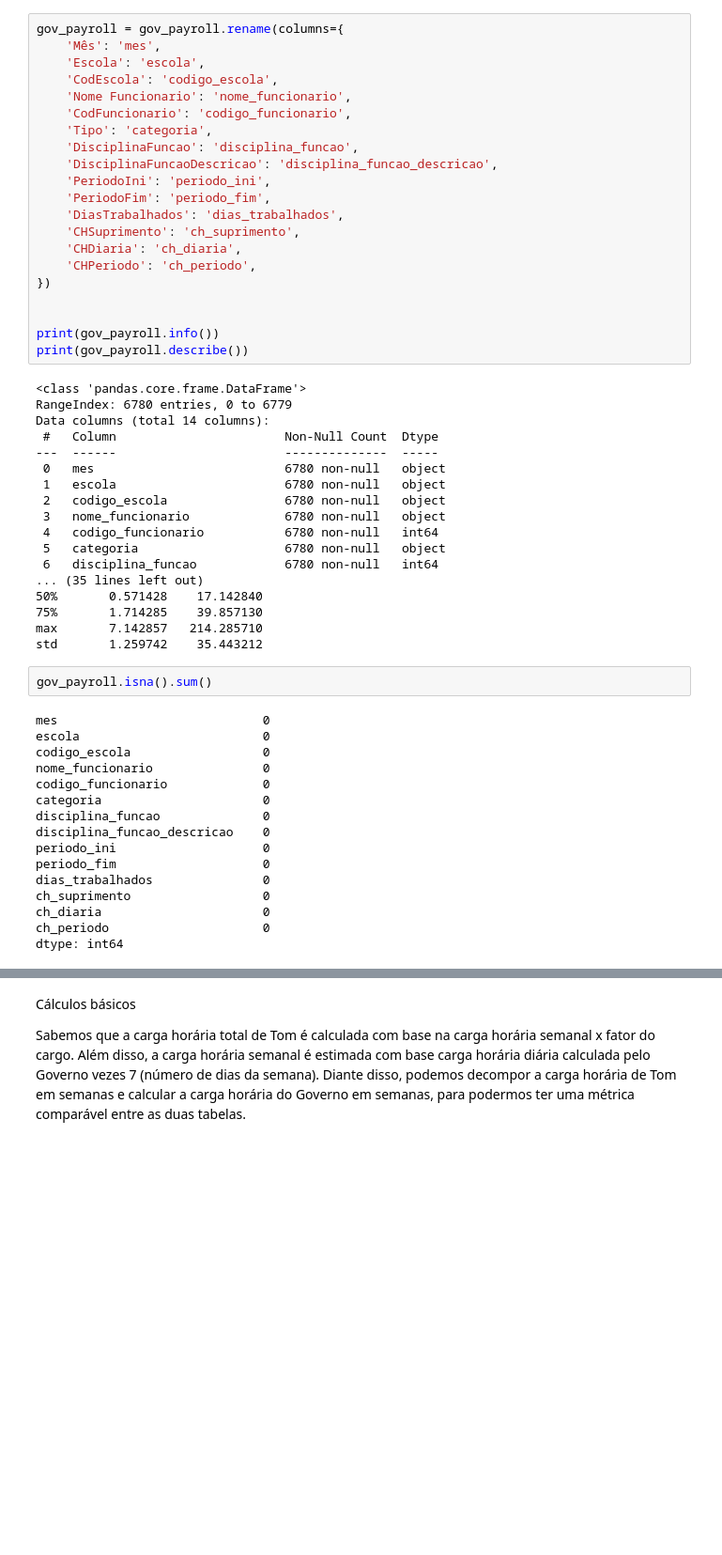
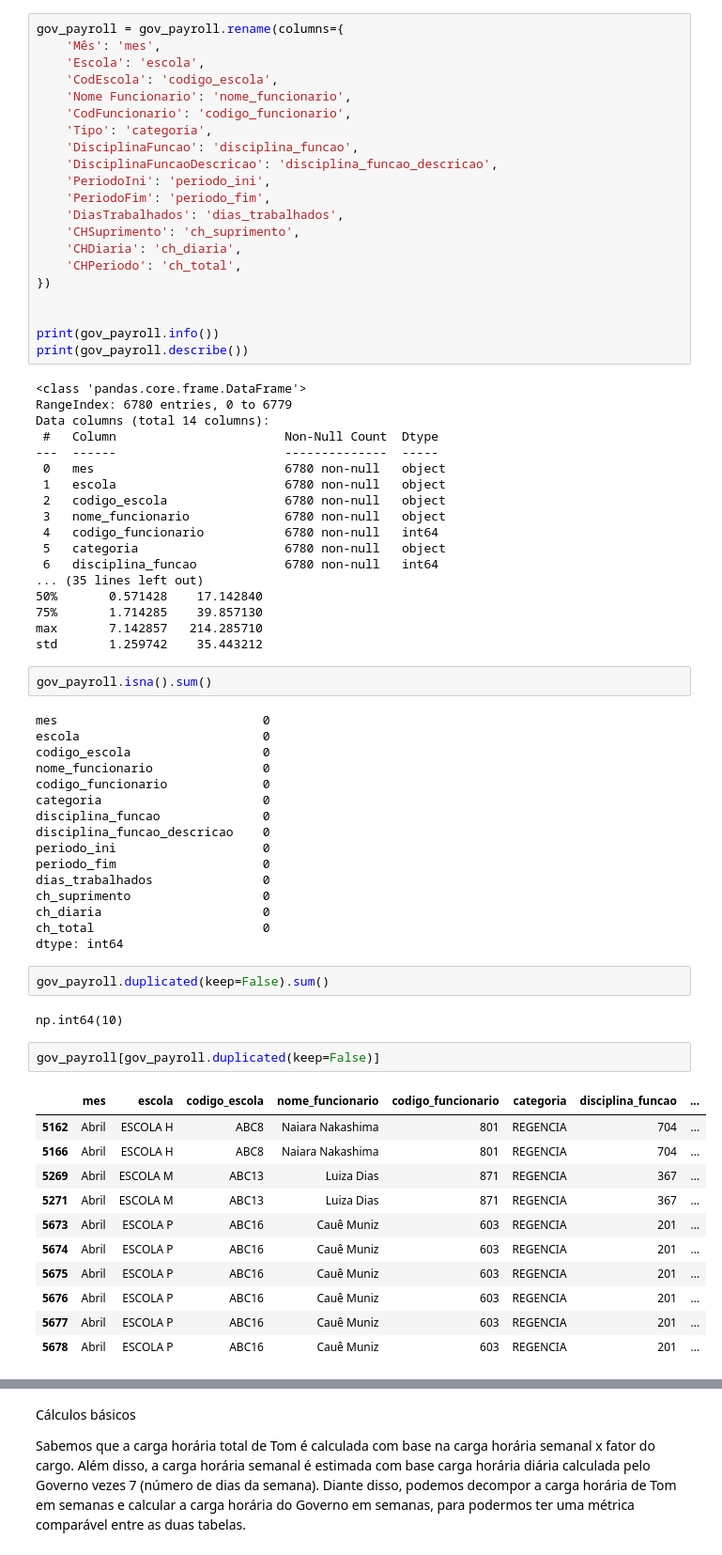
Before and after one commit to raulward/tec_case_tom_educacao, a Jupyter notebook: notebooks/main.ipynb, the cells around one changed output, grey strips where cells are left out. Shown at 94% size. Drawn from its saved outputs; the diff is of its cells as text; blank space fills up the shorter version.

```diff
--- a/notebooks/main.ipynb
+++ b/notebooks/main.ipynb
@@ -273,7 +278,7 @@ gov_payroll = gov_payroll.rename(columns={
     'DiasTrabalhados': 'dias_trabalhados',
     'CHSuprimento': 'ch_suprimento',
     'CHDiaria': 'ch_diaria',
-    'CHPeriodo': 'ch_periodo',
+    'CHPeriodo': 'ch_total',
 })
 
 
@@ -313,5 +318,23 @@ periodo_fim                    0
 dias_trabalhados               0
 ch_suprimento                  0
 ch_diaria                      0
-ch_periodo                     0
+ch_total                       0
 dtype: int64
+# %%
+gov_payroll.duplicated(keep=False).sum()
+# %% [output]
+np.int64(10)
+# %%
+gov_payroll[gov_payroll.duplicated(keep=False)]
+# %% [output]
+|  | mes | escola | codigo_escola | nome_funcionario | codigo_funcionario | categoria | disciplina_funcao | ... |
+| 5162 | Abril | ESCOLA H | ABC8 | Naiara Nakashima | 801 | REGENCIA | 704 | ... |
+| 5166 | Abril | ESCOLA H | ABC8 | Naiara Nakashima | 801 | REGENCIA | 704 | ... |
+| 5269 | Abril | ESCOLA M | ABC13 | Luiza Dias | 871 | REGENCIA | 367 | ... |
+| 5271 | Abril | ESCOLA M | ABC13 | Luiza Dias | 871 | REGENCIA | 367 | ... |
+| 5673 | Abril | ESCOLA P | ABC16 | Cauê Muniz | 603 | REGENCIA | 201 | ... |
+| 5674 | Abril | ESCOLA P | ABC16 | Cauê Muniz | 603 | REGENCIA | 201 | ... |
+| 5675 | Abril | ESCOLA P | ABC16 | Cauê Muniz | 603 | REGENCIA | 201 | ... |
+| 5676 | Abril | ESCOLA P | ABC16 | Cauê Muniz | 603 | REGENCIA | 201 | ... |
+| 5677 | Abril | ESCOLA P | ABC16 | Cauê Muniz | 603 | REGENCIA | 201 | ... |
+| 5678 | Abril | ESCOLA P | ABC16 | Cauê Muniz | 603 | REGENCIA | 201 | ... |
```
Also changed, not shown: parts of 57 cells of this notebook.
